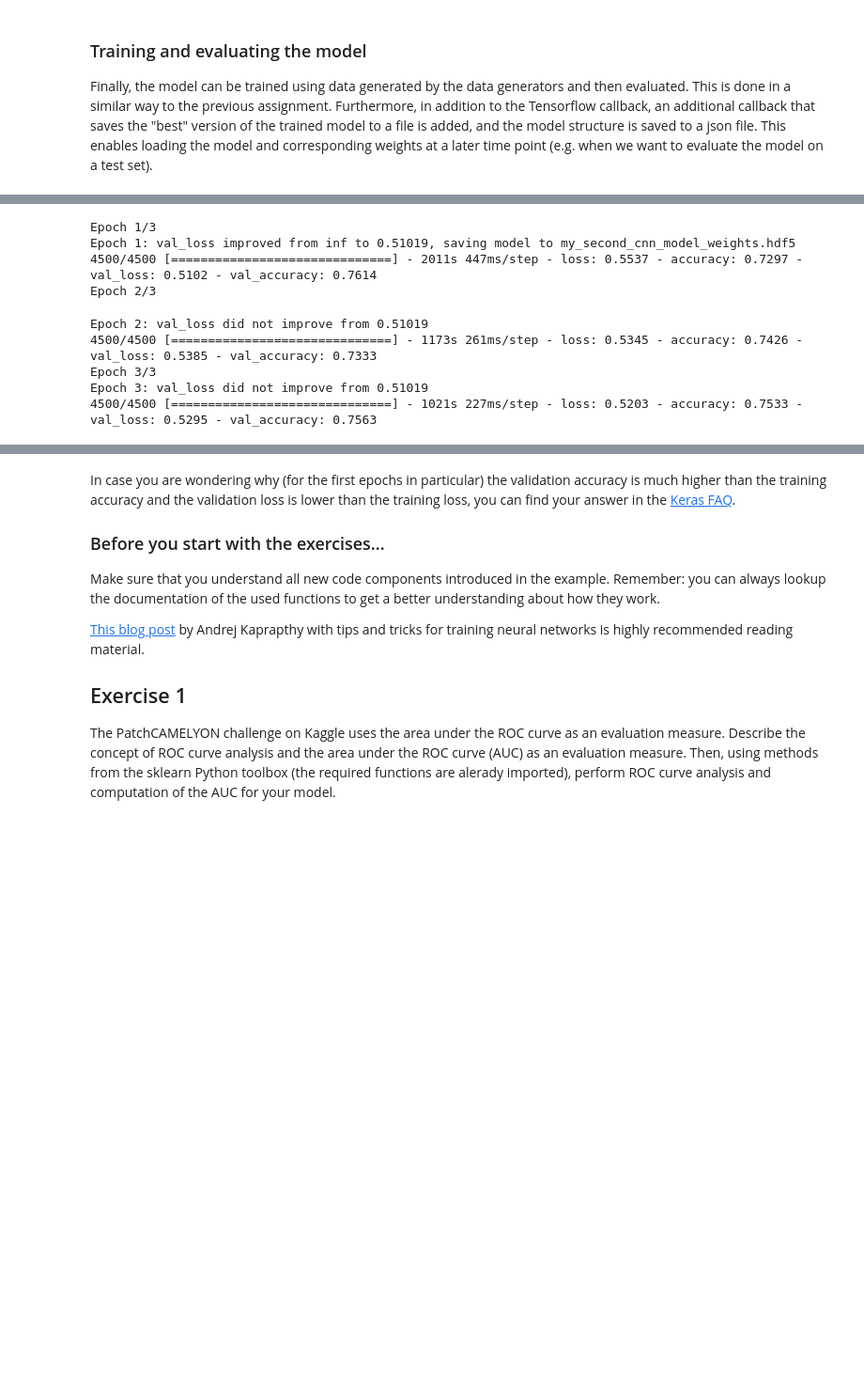
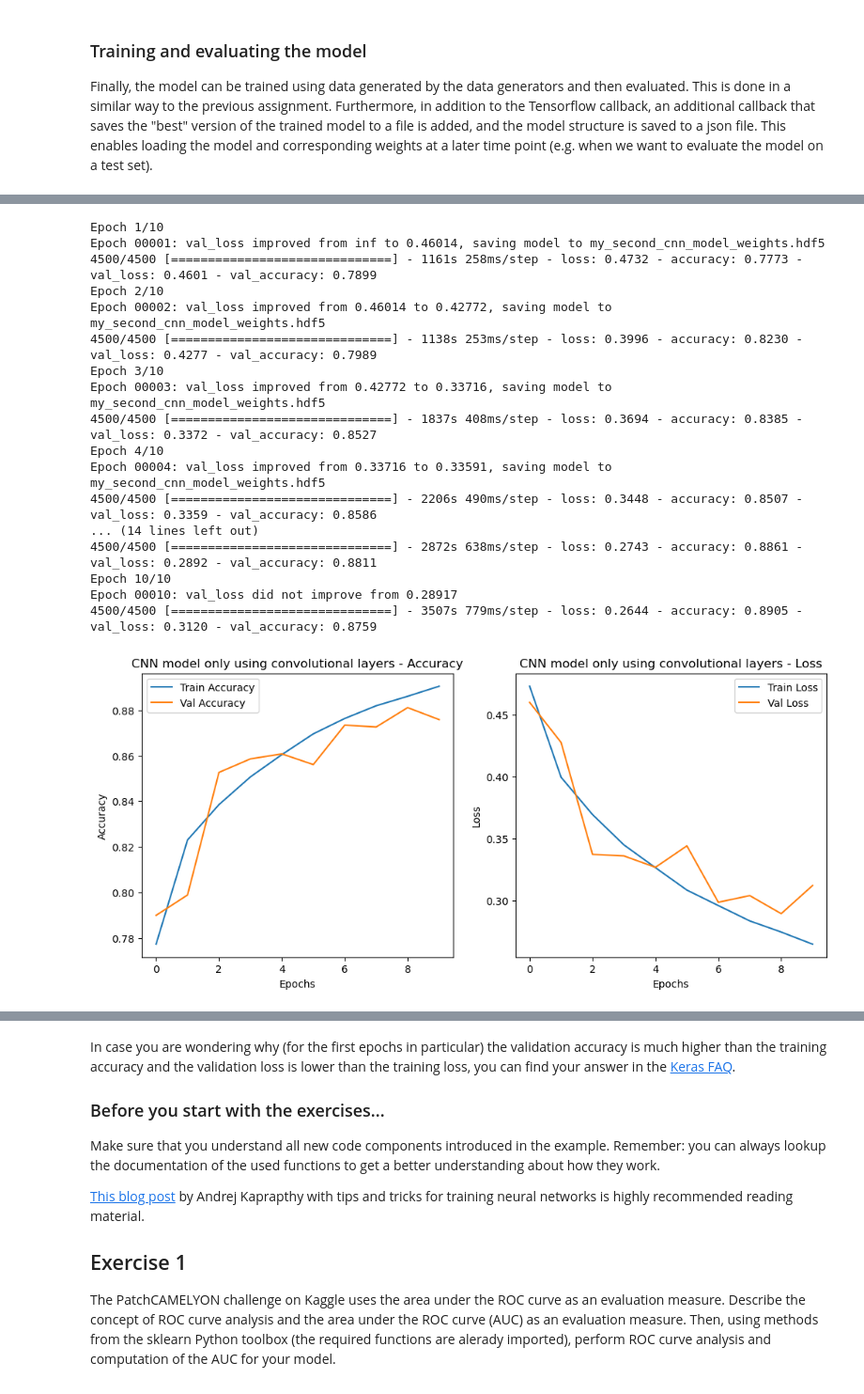
Before and after one commit to RWJAchten/8p361-project-imaging, a Jupyter notebook: assignments/cnn.ipynb, the cells around one changed output, grey strips where cells are left out. Shown: that part at 94% size. Cells and saved outputs as stored; diff of their text form; code cells hidden in the pictures; blank space fills up the shorter version.

```diff
--- a/assignments/cnn.ipynb
+++ b/assignments/cnn.ipynb
@@ -171,5 +213,6 @@ KeyboardInterrupt:
 # %%
 # Exercise 2
+from tensorflow.keras.layers import Conv2D, MaxPool2D, GlobalAveragePooling2D
 
 def get_model_covolutional(kernel_size=(3,3), pool_size=(4,4), first_filters=32, second_filters=64, third_filters=128, fourth_filters=264):
 
@@ -179,60 +222,92 @@ def get_model_covolutional(kernel_size=(3,3), pool_size=(4,4), first_filters=32,
      model_convolutional.add(Conv2D(first_filters, kernel_size, activation = 'relu', padding = 'same', input_shape = (IMAGE_SIZE, IMAGE_SIZE, 3)))
      model_convolutional.add(MaxPool2D(pool_size = pool_size))
 
-    #  model_convolutional.add(Conv2D(second_filters, kernel_size, activation = 'relu', padding = 'same'))
-    #  model_convolutional.add(MaxPool2D(pool_size = pool_size))
+     model_convolutional.add(Conv2D(second_filters, kernel_size, activation = 'relu', padding = 'same'))
+     model_convolutional.add(MaxPool2D(pool_size = pool_size))
 
-    #  model_convolutional.add(Conv2D(third_filters, kernel_size, activation = 'relu', padding = 'same'))
-    #  model_convolutional.add(MaxPool2D(pool_size = pool_size))
+     model_convolutional.add(Conv2D(third_filters, kernel_size, activation = 'relu', padding = 'same'))
+     model_convolutional.add(MaxPool2D(pool_size = pool_size))
 
-    #  model_convolutional.add(Conv2D(fourth_filters, kernel_size, activation = 'relu', padding = 'same'))
-    #  model_convolutional.add(MaxPool2D(pool_size = pool_size))
-
-     model_convolutional.add(Flatten())
-     model_convolutional.add(Dense(1, activation = 'sigmoid'))
+     # Fully convolutional replacement for Dense layer
+     model_convolutional.add(Conv2D(1, (1,1), activation='sigmoid'))  # 1x1 conv acts like a dense layer
+     model_convolutional.add(GlobalAveragePooling2D())  # Averages over all spatial locations
 
      # compile the model
      model_convolutional.compile(SGD(learning_rate=0.01, momentum=0.95), loss = 'binary_crossentropy', metrics=['accuracy'])
 
      return model_convolutional
 
 model_convolutional = get_model_covolutional()
 
 # save the model and weights
 model_convolutional_name = 'my_second_cnn_model'
 model_convolutional_filepath = model_convolutional_name + '.json'
 weights_filepath_convolutional = model_convolutional_name + '_weights.hdf5'
 
 model_convolutional_json = model_convolutional.to_json() # serialize model to JSON
 with open(model_convolutional_filepath, 'w') as json_file:
     json_file.write(model_convolutional_json)
 
 
 # define the model checkpoint and Tensorboard callbacks
 checkpoint_convolutional = ModelCheckpoint(weights_filepath_convolutional, monitor='val_loss', verbose=1, save_best_only=True, mode='min')
 tensorboard_convolutional = TensorBoard(os.path.join('logs', model_convolutional_name))
 callbacks_list_convolutional = [checkpoint_convolutional, tensorboard_convolutional]
 
 
 # train the model
 train_steps = train_gen.n//train_gen.batch_size
 val_steps = val_gen.n//val_gen.batch_size
 
 history_convolutional = model_convolutional.fit(train_gen, steps_per_epoch=train_steps,
                     validation_data=val_gen,
                     validation_steps=val_steps,
-                    epochs=3,
+                    epochs=10,
                     callbacks=callbacks_list_convolutional)
+
+def plot_history(history, title='Training History'):
+    plt.figure(figsize=(12, 5))
+
+    # Accuracy
+    plt.subplot(1, 2, 1)
+    plt.plot(history.history['accuracy'], label='Train Accuracy')
+    plt.plot(history.history['val_accuracy'], label='Val Accuracy')
+    plt.title(f'{title} - Accuracy')
+    plt.xlabel('Epochs')
+    plt.ylabel('Accuracy')
+    plt.legend()
+
+    # Loss
+    plt.subplot(1, 2, 2)
+    plt.plot(history.history['loss'], label='Train Loss')
+    plt.plot(history.history['val_loss'], label='Val Loss')
+    plt.title(f'{title} - Loss')
+    plt.xlabel('Epochs')
+    plt.ylabel('Loss')
+    plt.legend()
+
+    plt.show()
+
+plot_history(history_convolutional, title = 'CNN model only using convolutional layers')
 # %% [output]
-Epoch 1/3
-Epoch 1: val_loss improved from inf to 0.51019, saving model to my_second_cnn_model_weights.hdf5
-4500/4500 [==============================] - 2011s 447ms/step - loss: 0.5537 - accuracy: 0.7297 - val_loss: 0.5102 - val_accuracy: 0.7614
-Epoch 2/3
+Epoch 1/10
+Epoch 00001: val_loss improved from inf to 0.46014, saving model to my_second_cnn_model_weights.hdf5
+4500/4500 [==============================] - 1161s 258ms/step - loss: 0.4732 - accuracy: 0.7773 - val_loss: 0.4601 - val_accuracy: 0.7899
+Epoch 2/10
+Epoch 00002: val_loss improved from 0.46014 to 0.42772, saving model to my_second_cnn_model_weights.hdf5
+4500/4500 [==============================] - 1138s 253ms/step - loss: 0.3996 - accuracy: 0.8230 - val_loss: 0.4277 - val_accuracy: 0.7989
+Epoch 3/10
+Epoch 00003: val_loss improved from 0.42772 to 0.33716, saving model to my_second_cnn_model_weights.hdf5
+4500/4500 [==============================] - 1837s 408ms/step - loss: 0.3694 - accuracy: 0.8385 - val_loss: 0.3372 - val_accuracy: 0.8527
+Epoch 4/10
+Epoch 00004: val_loss improved from 0.33716 to 0.33591, saving model to my_second_cnn_model_weights.hdf5
+4500/4500 [==============================] - 2206s 490ms/step - loss: 0.3448 - accuracy: 0.8507 - val_loss: 0.3359 - val_accuracy: 0.8586
+... (14 lines left out)
+4500/4500 [==============================] - 2872s 638ms/step - loss: 0.2743 - accuracy: 0.8861 - val_loss: 0.2892 - val_accuracy: 0.8811
+Epoch 10/10
+Epoch 00010: val_loss did not improve from 0.28917
+4500/4500 [==============================] - 3507s 779ms/step - loss: 0.2644 - accuracy: 0.8905 - val_loss: 0.3120 - val_accuracy: 0.8759
-Epoch 2: val_loss did not improve from 0.51019
-4500/4500 [==============================] - 1173s 261ms/step - loss: 0.5345 - accuracy: 0.7426 - val_loss: 0.5385 - val_accuracy: 0.7333
-Epoch 3/3
-Epoch 3: val_loss did not improve from 0.51019
-4500/4500 [==============================] - 1021s 227ms/step - loss: 0.5203 - accuracy: 0.7533 - val_loss: 0.5295 - val_accuracy: 0.7563
+[figure, added]
 # %%
 y_pred_prob_convolutional = model_convolutional.predict(val_gen)  # give a prediction for each image
 y_true = val_gen.classes  # The true labels (0 or 1)
```
Also changed, not shown: parts of 4 cells of this notebook, 22 other files.
